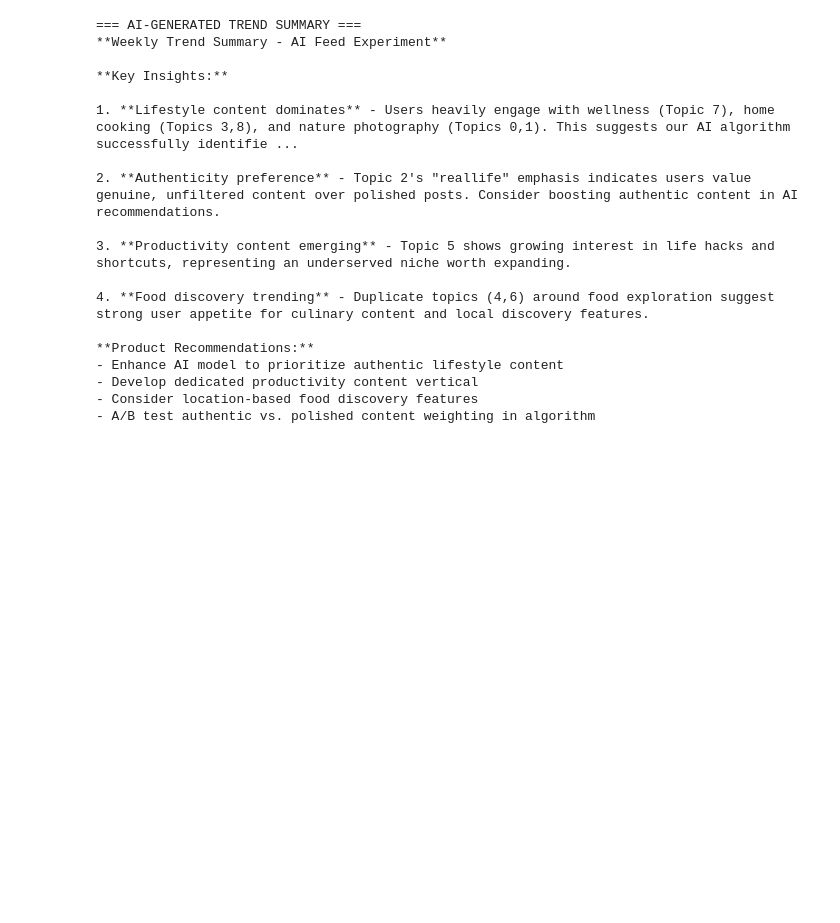
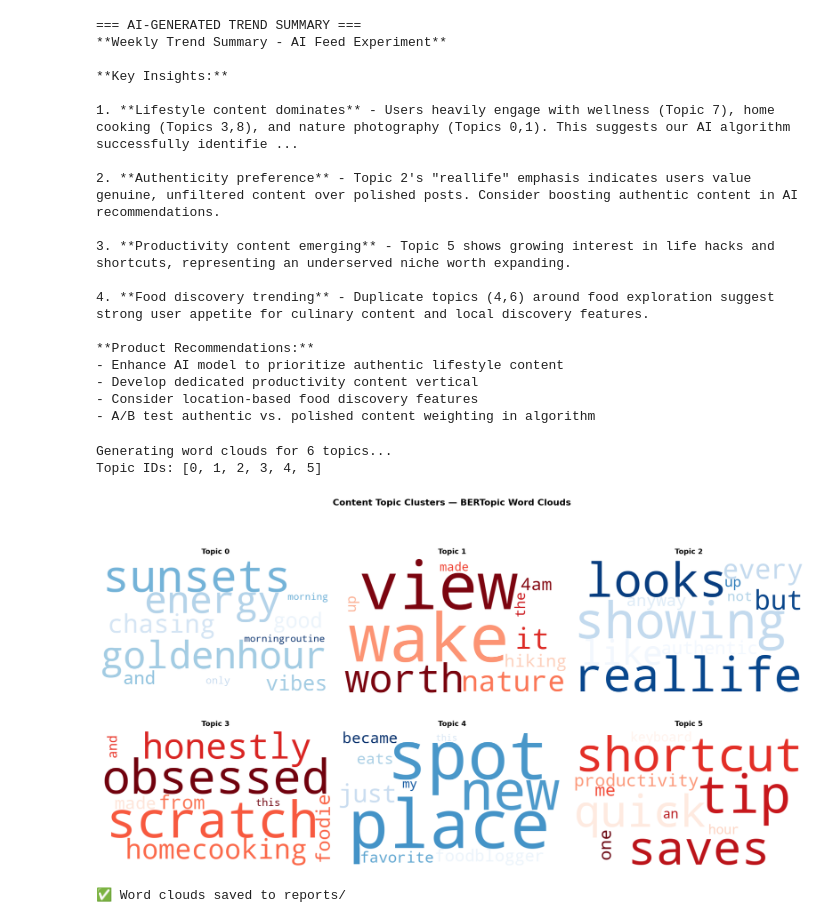
Before and after one commit to sakshiraade/social-engagement-intelligence, a Jupyter notebook: notebooks/04_nlp_sentiment.ipynb, the cells around one changed output. Cells and saved outputs as stored; diff of their text form; code cells hidden in the pictures; blank space fills up the shorter version.

Commit message:
Improvement #6: Word clouds and topic distribution by feed group

```diff
--- a/notebooks/04_nlp_sentiment.ipynb
+++ b/notebooks/04_nlp_sentiment.ipynb
@@ -185,3 +185,63 @@ with open('../reports/weekly_trend_summary.txt', 'w') as f:
 - Develop dedicated productivity content vertical
 - Consider location-based food discovery features
 - A/B test authentic vs. polished content weighting in algorithm
+# %%
+from wordcloud import WordCloud
+import matplotlib.pyplot as plt
+import matplotlib.gridspec as gridspec
+import warnings
+warnings.filterwarnings('ignore')
+
+# Get top 6 topics (excluding -1 which is the outlier topic in BERTopic)
+topic_info_clean = topic_model.get_topic_info()
+topic_info_clean = topic_info_clean[topic_info_clean['Topic'] != -1].head(6)
+top_topic_ids = topic_info_clean['Topic'].tolist()
+
+print(f"Generating word clouds for {len(top_topic_ids)} topics...")
+print(f"Topic IDs: {top_topic_ids}")
+
+# Create a 2x3 grid of word clouds
+fig, axes = plt.subplots(2, 3, figsize=(18, 10))
+axes = axes.flatten()
+
+colors = ['#4267B2', '#E1306C', '#44BBA4', '#F18F01', '#C73E1D', '#3B1F2B']
+
+for idx, topic_id in enumerate(top_topic_ids):
+    # Get words and their scores for this topic
+    topic_words = topic_model.get_topic(topic_id)
+
+    if not topic_words:
+        axes[idx].text(0.5, 0.5, f'Topic {topic_id}\n(No words found)',
+                      ha='center', va='center', transform=axes[idx].transAxes)
+        continue
+
+    # Convert to dict {word: score} for WordCloud
+    word_freq = {word: max(score, 0.001) for word, score in topic_words}
+
+    # Generate word cloud
+    wc = WordCloud(
+        width=600,
+        height=350,
+        background_color='white',
+        colormap='Blues' if idx % 2 == 0 else 'Reds',
+        max_words=30,
+        prefer_horizontal=0.9,
+        min_font_size=10
+    )
+    wc.generate_from_frequencies(word_freq)
+
+    axes[idx].imshow(wc, interpolation='bilinear')
+    axes[idx].set_title(f'Topic {topic_id}', fontsize=13, fontweight='bold', pad=10)
+    axes[idx].axis('off')
+
+plt.suptitle('Content Topic Clusters — BERTopic Word Clouds',
+             fontsize=16, fontweight='bold', y=1.02)
+plt.tight_layout()
+plt.savefig('../reports/topic_wordclouds.png', dpi=150, bbox_inches='tight')
+plt.show()
+print("✅ Word clouds saved to reports/")
+# %% [output]
+Generating word clouds for 6 topics...
+Topic IDs: [0, 1, 2, 3, 4, 5]
+[figure, added]
+✅ Word clouds saved to reports/
```
Also changed, not shown: parts of 2 cells of this notebook, 2 other files.
